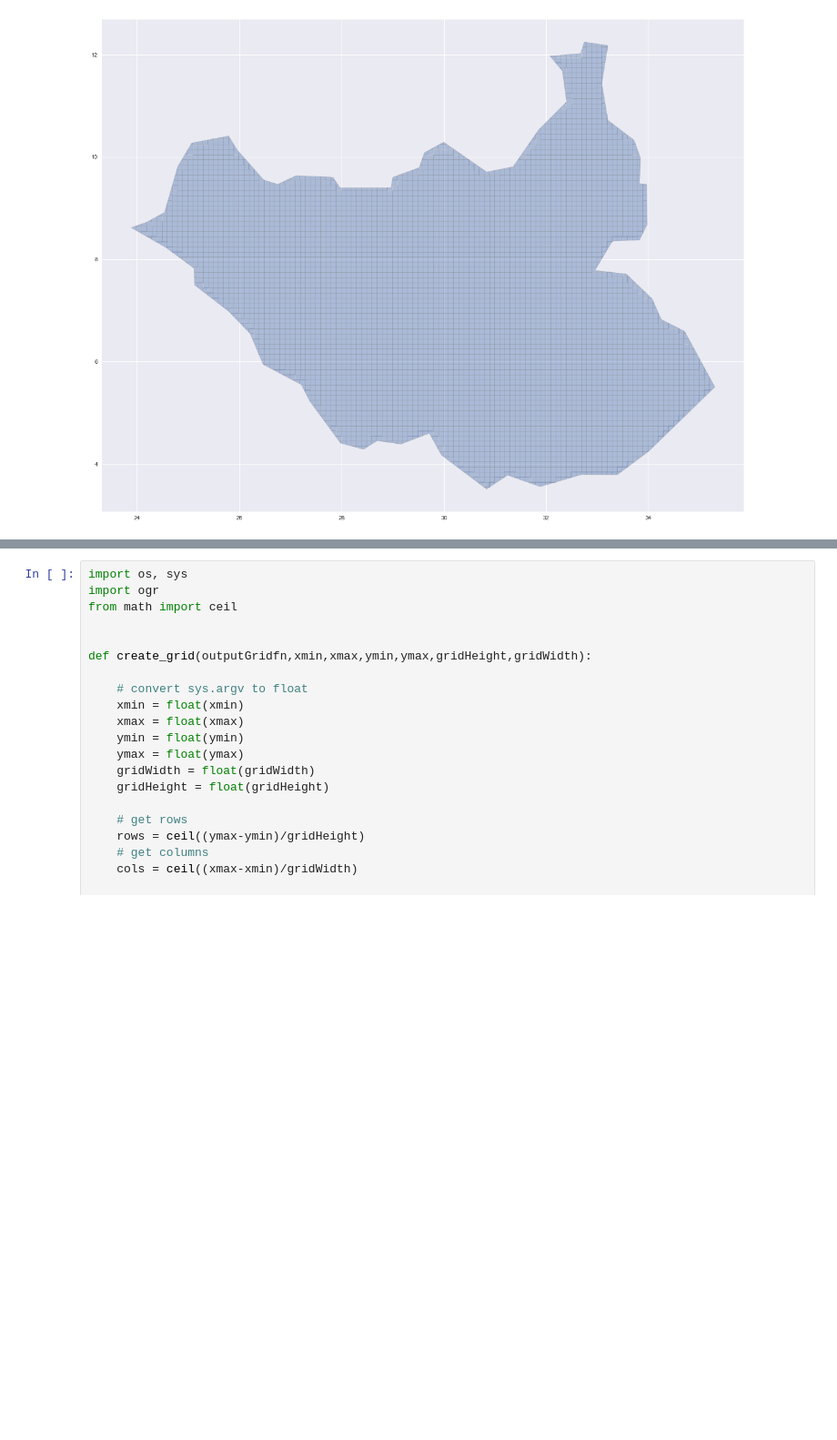
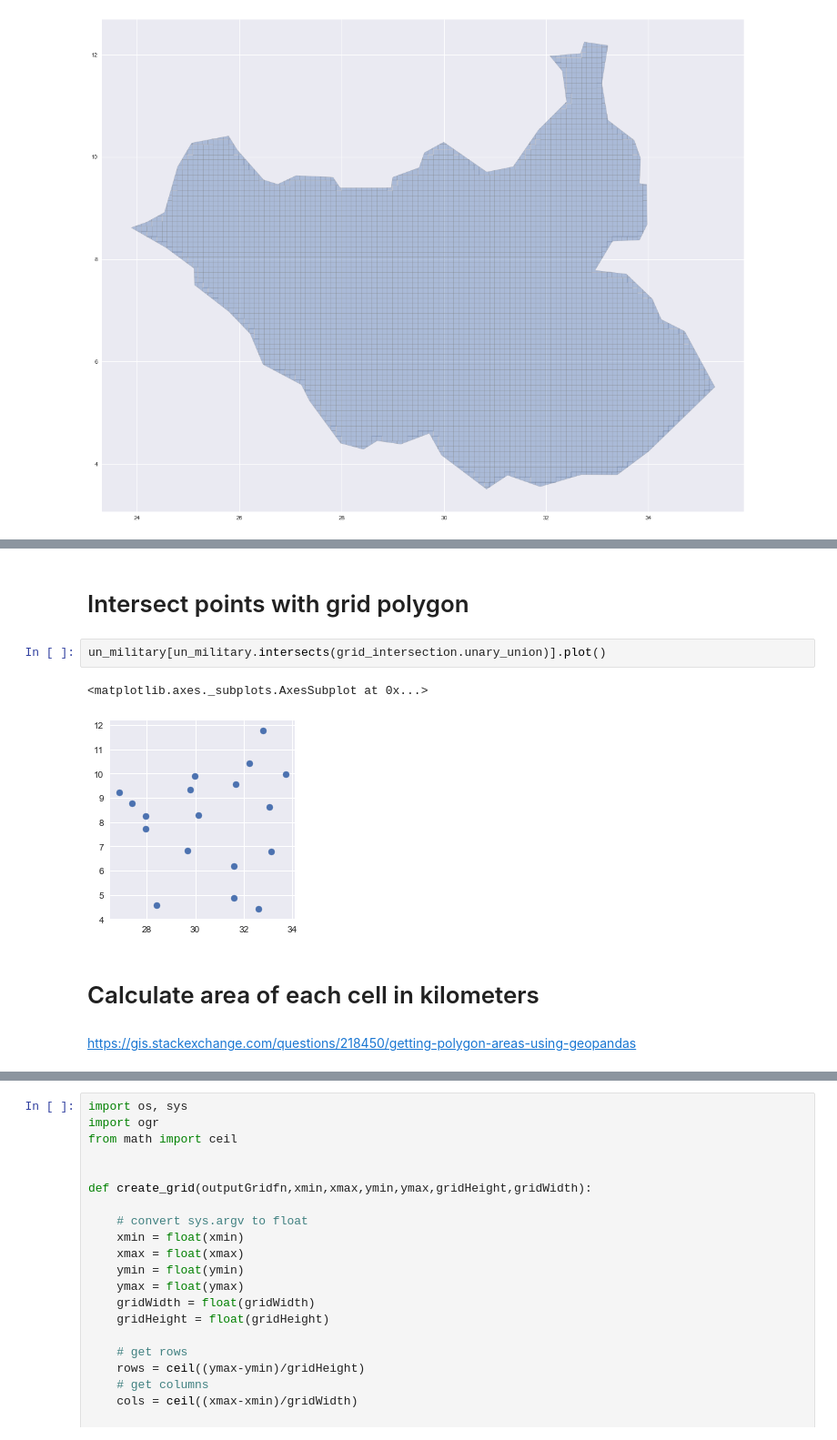
Before and after one commit to willgeary/SouthSudanConflict, a Jupyter notebook: notebooks/Get Conflict Data From ACLED.ipynb, the cells around one changed output, grey strips where cells are left out. Shown at 91% size. Cells and saved outputs as stored; diff of their text form; blank space fills up the shorter version.

```diff
--- a/notebooks/Get Conflict Data From ACLED.ipynb
+++ b/notebooks/Get Conflict Data From ACLED.ipynb
@@ -292,0 +322,11 @@ grid_intersection.plot(figsize=(20,20), alpha=0.4, linewidth=0.5, edgecolor='gre
+# %% [markdown]
+# Intersect points with grid polygon
+# %%
+un_military[un_military.intersects(grid_intersection.unary_union)].plot()
+# %% [output]
+<matplotlib.axes._subplots.AxesSubplot at 0x...>
+[figure, added]
+# %% [markdown]
+# Calculate area of each cell in kilometers
+# %% [markdown]
+https://gis.stackexchange.com/questions/218450/getting-polygon-areas-using-geopandas
```
Also changed, not shown: parts of 21 cells of this notebook, 3 other files.
